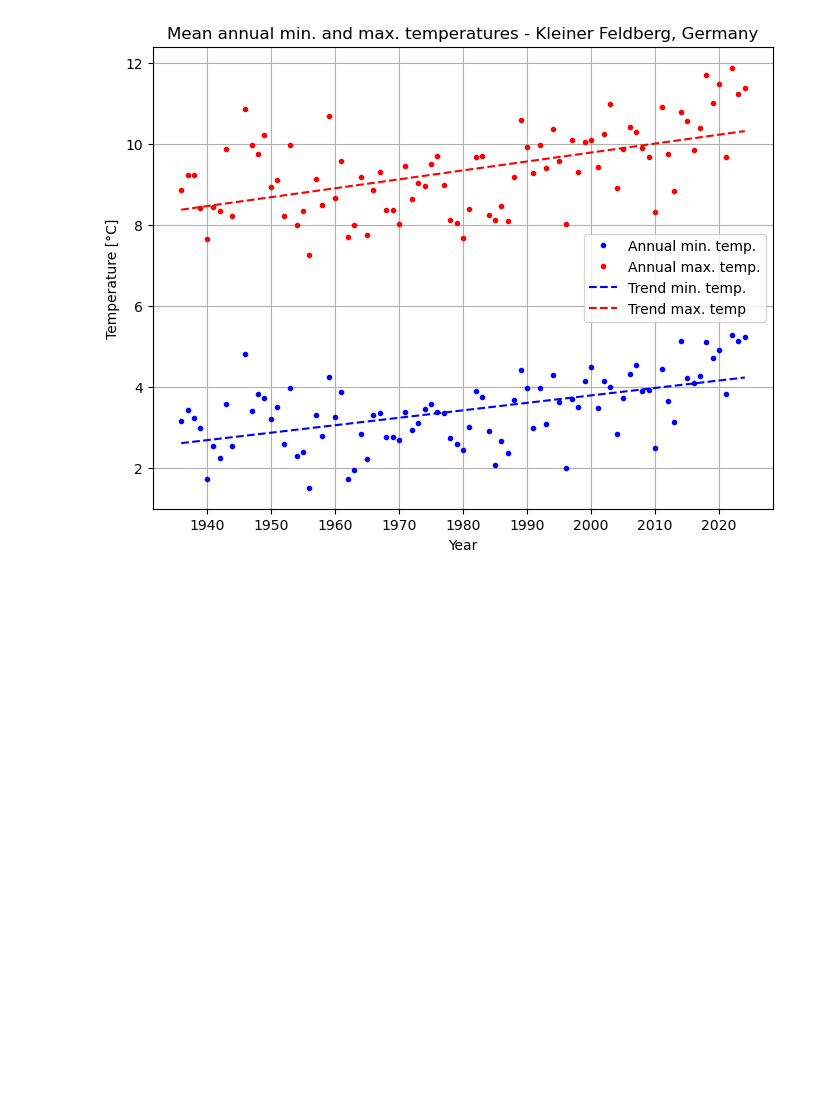
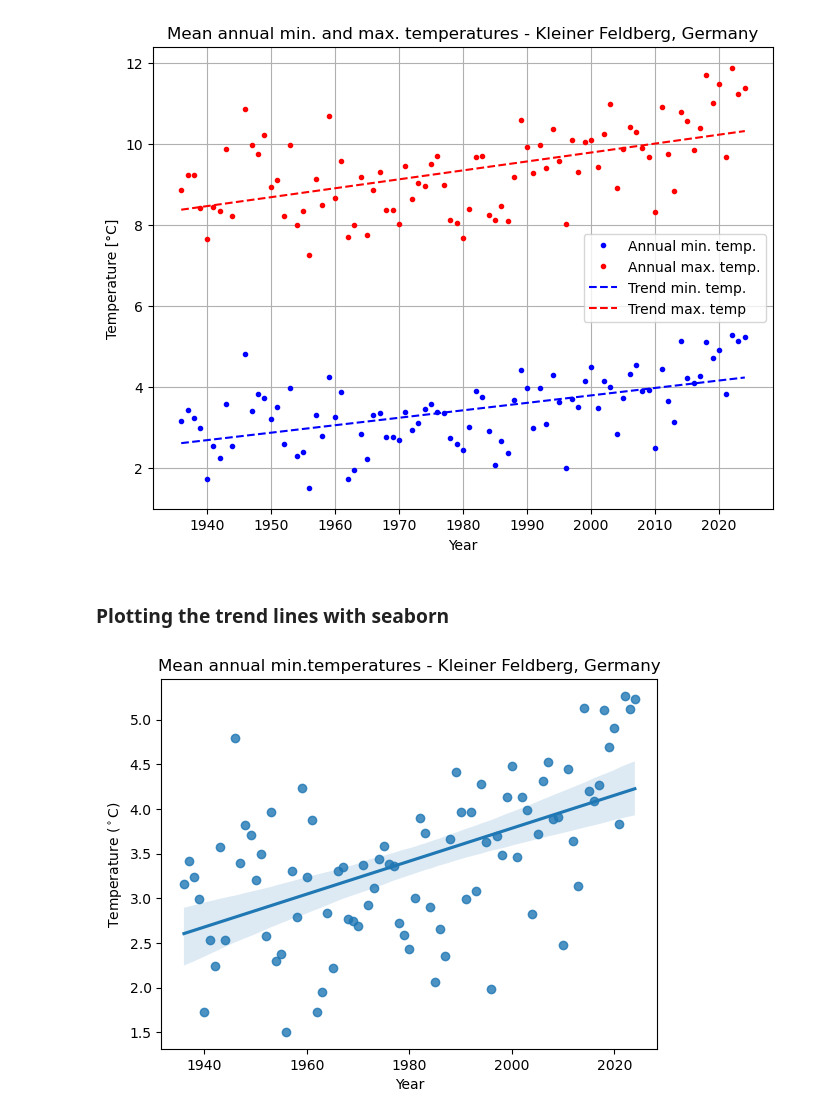
Before and after one commit to earthlab-education/02-climate-MarJess, a Jupyter notebook: 06_climate_change_portfolio.ipynb, the cells around one changed output. Saved outputs shown, nothing was run; the diff lists cells and outputs as text; code cells hidden in the pictures; blank space fills up the shorter version.

```diff
--- a/06_climate_change_portfolio.ipynb
+++ b/06_climate_change_portfolio.ipynb
@@ -255,3 +255,21 @@ Slope for max temp.: 0.02207574852581519 degrees per year
 Slope for min temp.: 0.018430023355391855 degrees per year
 Text(0.5, 1.0, 'Mean annual min. and max. temperatures - Kleiner Feldberg, Germany')
 [figure]
+# %% [markdown]
+### Plotting the trend lines with seaborn
+# %%
+# Plot annual average temperature with a trend line
+ax = sns.regplot(
+    x=kl_feldberg_trend_cleaned.index.year,
+    y=kl_feldberg_trend_cleaned.MIN_TEMP_C,
+)
+# Set plot labels
+ax.set(
+    title='Mean annual min.temperatures - Kleiner Feldberg, Germany',
+    xlabel='Year',
+    ylabel='Temperature ($^\circ$C)'
+)
+# Display the plot without extra text
+plt.show()
+# %% [output]
+[figure, added]
```
Also changed, not shown: parts of 2 cells of this notebook.
